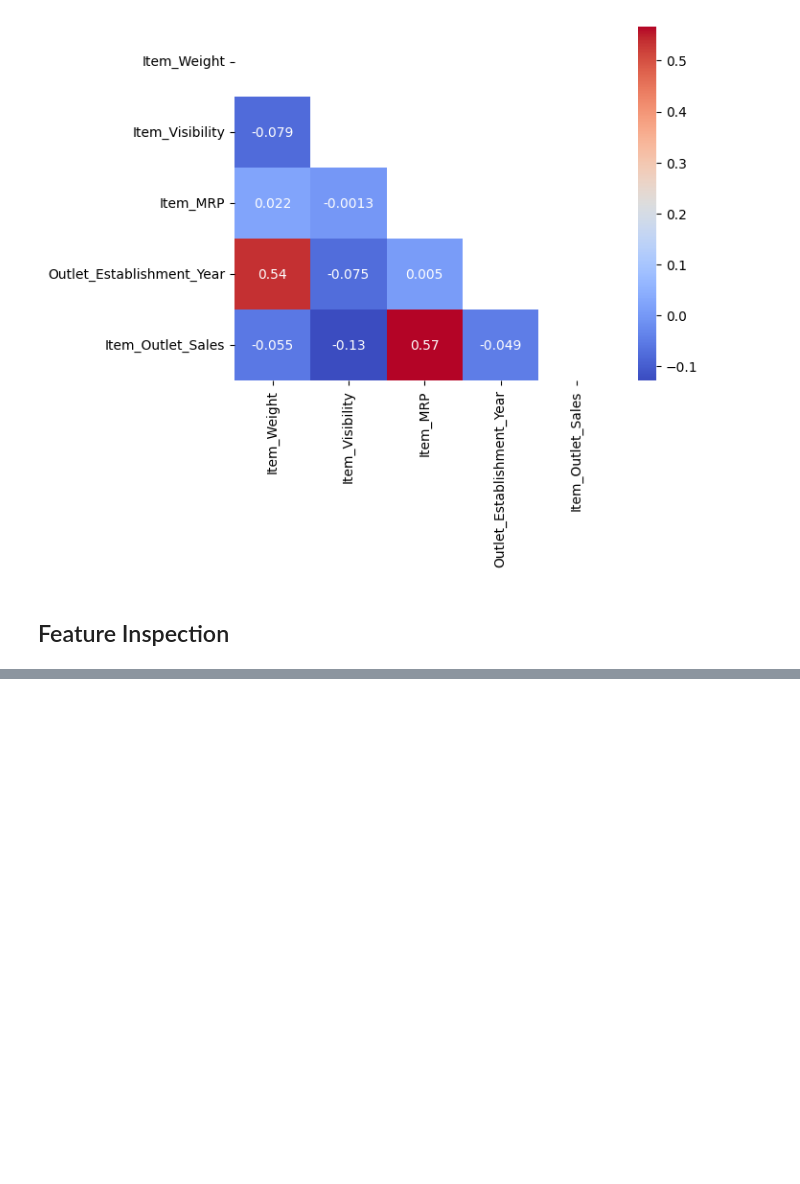
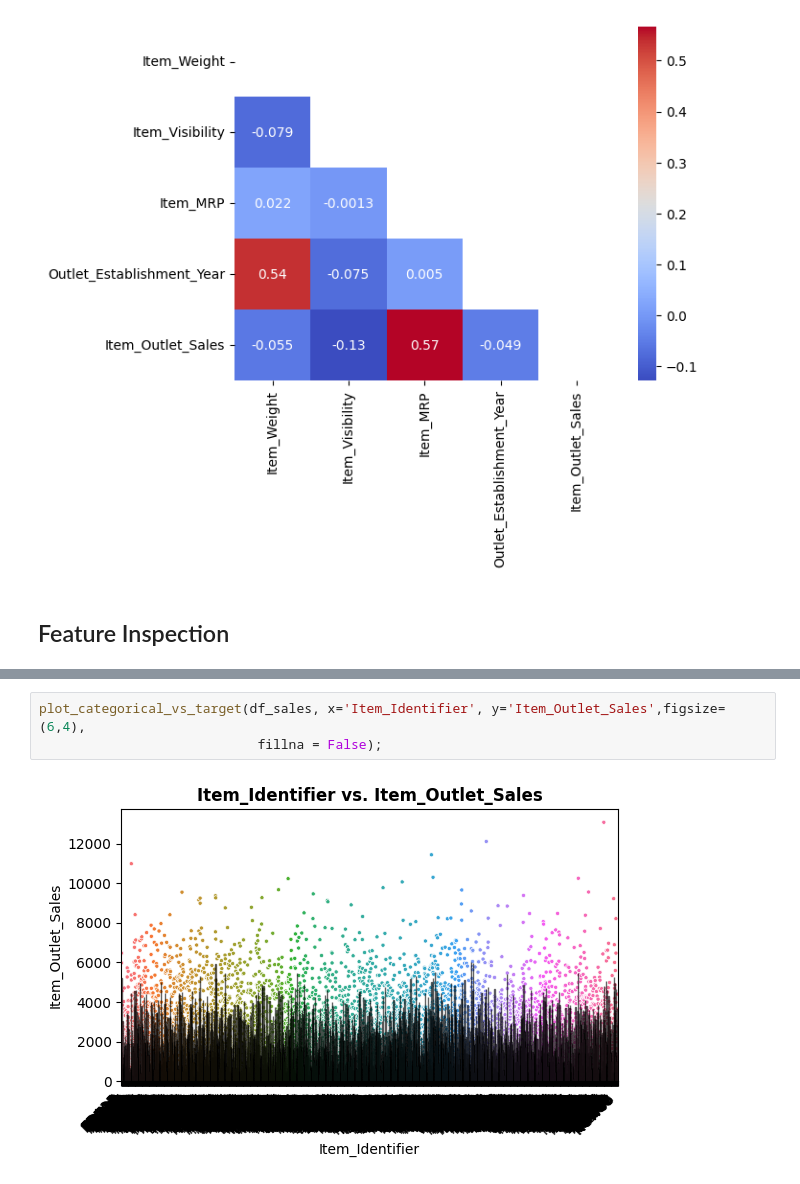
Before and after one commit to EhLeeOod/Prediction-of-Product-Sales, a Jupyter notebook: Prediction_of_Product_Sales.ipynb, the cells around one changed output, grey strips where cells are left out. Saved outputs shown, nothing was run; the diff lists cells and outputs as text; blank space fills up the shorter version.

```diff
--- a/Prediction_of_Product_Sales.ipynb
+++ b/Prediction_of_Product_Sales.ipynb
@@ -261,0 +484,5 @@ sns.heatmap(corr, cmap = 'coolwarm', annot = True, mask = mask)
+# %%
+plot_categorical_vs_target(df_sales, x='Item_Identifier', y='Item_Outlet_Sales',figsize=(6,4),
+                            fillna = False);
+# %% [output]
+[figure, added]
```
Also changed, not shown: parts of 37 cells of this notebook.
